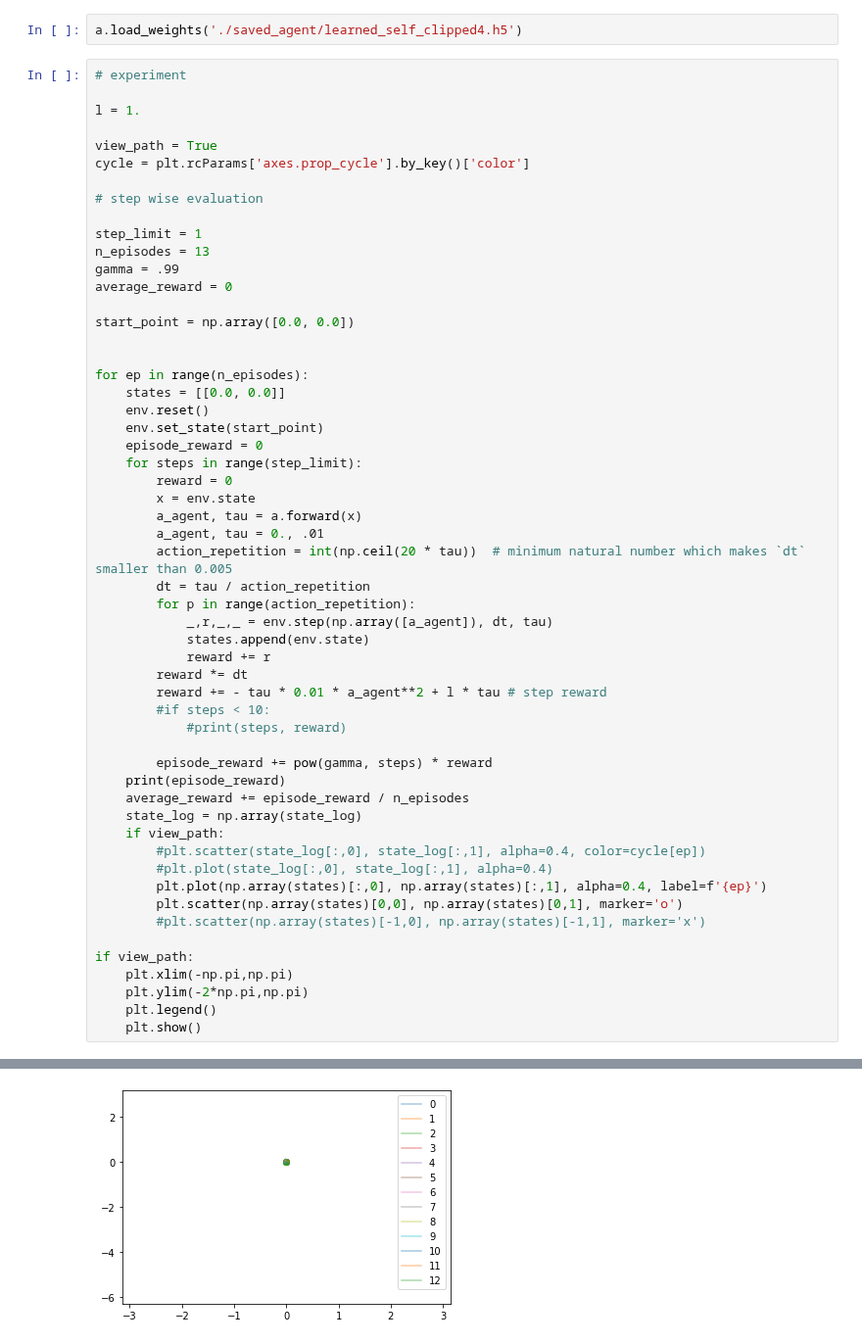
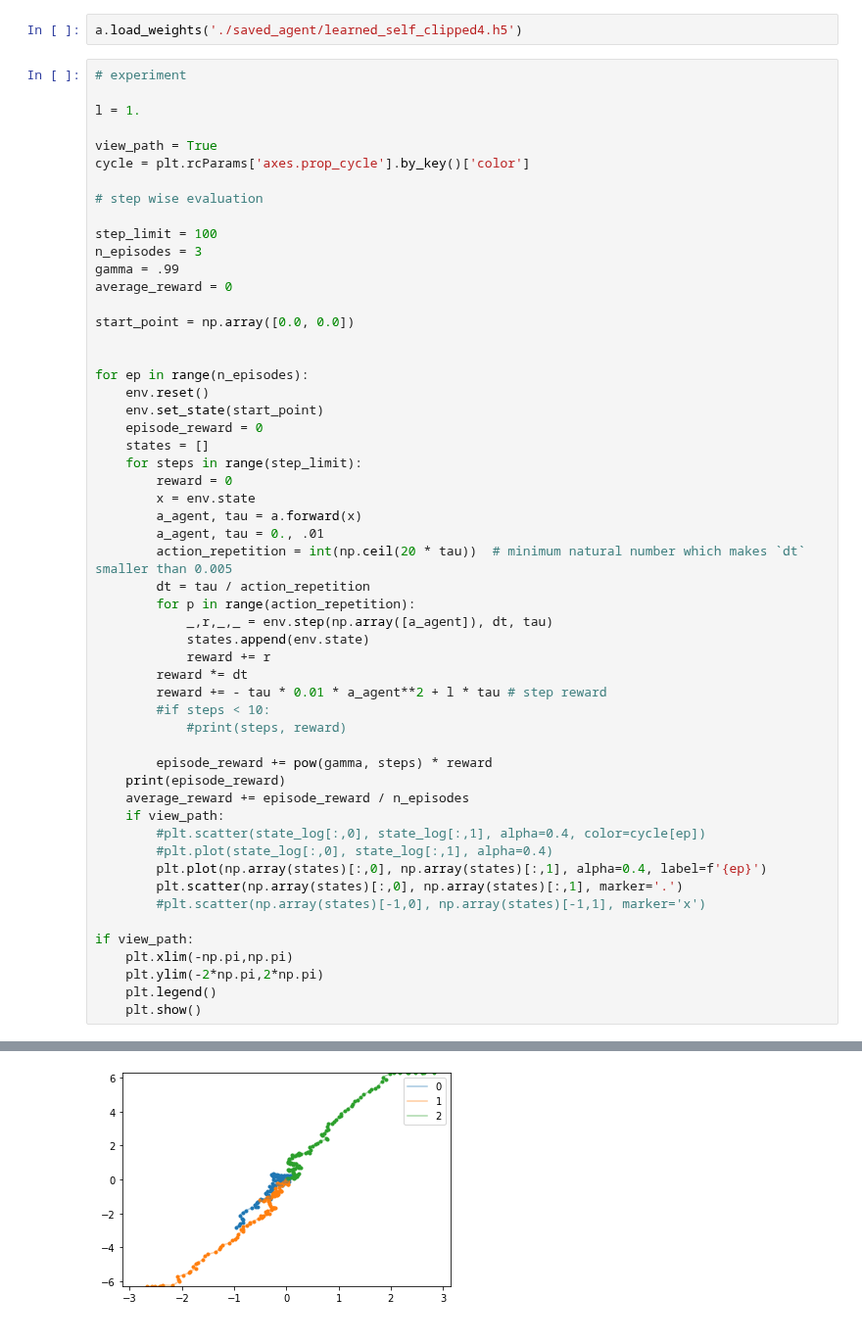
Before and after one commit to ibuki1024/eventDDPG, a Jupyter notebook: notebook/self_trigger/system_noise_simulation.ipynb, the cells around one changed output, grey strips where cells are left out. Shown at 98% size. Saved outputs shown, nothing was run; the diff lists cells and outputs as text.

```diff
--- a/notebook/self_trigger/system_noise_simulation.ipynb
+++ b/notebook/self_trigger/system_noise_simulation.ipynb
@@ -91,8 +104,8 @@ cycle = plt.rcParams['axes.prop_cycle'].by_key()['color']
 
 # step wise evaluation
 
-step_limit = 1
-n_episodes = 13
+step_limit = 100
+n_episodes = 3
 gamma = .99
 average_reward = 0
 
@@ -100,10 +113,10 @@ start_point = np.array([0.0, 0.0])
 
 
 for ep in range(n_episodes):
-    states = [[0.0, 0.0]]
     env.reset()
     env.set_state(start_point)
     episode_reward = 0
+    states = []
     for steps in range(step_limit):
         reward = 0
         x = env.state
@@ -123,17 +136,16 @@ for ep in range(n_episodes):
         episode_reward += pow(gamma, steps) * reward
     print(episode_reward)
     average_reward += episode_reward / n_episodes
-    state_log = np.array(state_log)
     if view_path:
         #plt.scatter(state_log[:,0], state_log[:,1], alpha=0.4, color=cycle[ep])
         #plt.plot(state_log[:,0], state_log[:,1], alpha=0.4)
         plt.plot(np.array(states)[:,0], np.array(states)[:,1], alpha=0.4, label=f'{ep}')
-        plt.scatter(np.array(states)[0,0], np.array(states)[0,1], marker='o')
+        plt.scatter(np.array(states)[:,0], np.array(states)[:,1], marker='.')
         #plt.scatter(np.array(states)[-1,0], np.array(states)[-1,1], marker='x')
 
 if view_path:
     plt.xlim(-np.pi,np.pi)
-    plt.ylim(-2*np.pi,np.pi)
+    plt.ylim(-2*np.pi,2*np.pi)
     plt.legend()
     plt.show()
 # %% [output]
@@ -153 +155 @@ if view_path:
-[figure, old version]
+[figure, new version]
```
Also changed, not shown: parts of 5 cells of this notebook, 1 other file.
